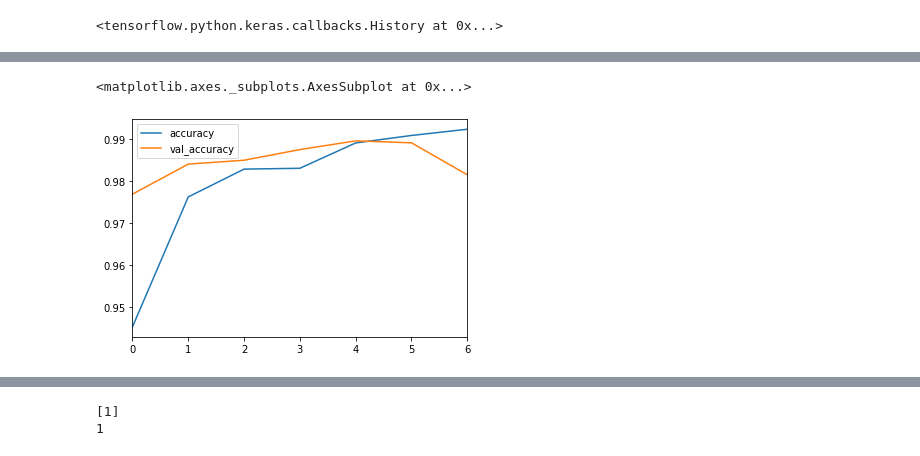
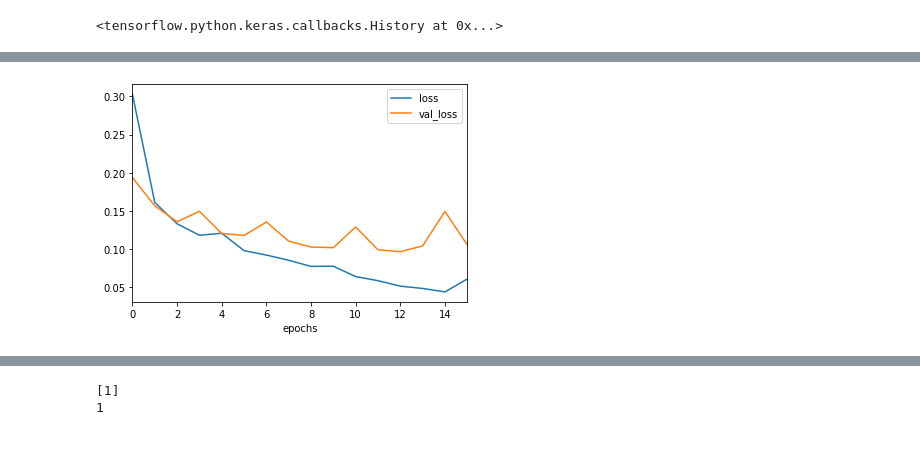
Before and after one commit to maximilian-witt/music_classification, a Jupyter notebook: CNN_model_binary_210104.ipynb, the cells around one changed output, grey strips where cells are left out. Cells and saved outputs as stored; diff of their text form; code cells hidden in the pictures.

Commit message:
Updated notebook after binary class. blog post, with savefig calls

```diff
--- a/CNN_model_binary_210104.ipynb
+++ b/CNN_model_binary_210104.ipynb
@@ -21,7 +21,7 @@ from tensorflow.keras.preprocessing.image import load_img
 # %%
 # Load png files and label them for training
 blues = glob(data_dir + 'blues/*')
-metal = glob(data_dir + 'metal/*')
+metal = glob(data_dir + 'metal_death/*')
 
 data = []
 labels = []
@@ -77,15 +77,24 @@ from tensorflow.keras.layers import Activation, Dropout, Flatten, Dense, Conv2D,
 # Create CNN model
 model = Sequential()
 
-model.add(Conv2D(filters=32, kernel_size=(3,3),input_shape=(100,100,1), activation='relu',))
+#model.add(Conv2D(filters=8, kernel_size=(3,3),input_shape=(100,100,1), activation='relu',))
+#model.add(MaxPooling2D(pool_size=(2, 2)))
+
+model.add(Conv2D(filters=16, kernel_size=(3,3),input_shape=(100,100,1), activation='relu',))
 model.add(MaxPooling2D(pool_size=(2, 2)))
 
-model.add(Conv2D(filters=64, kernel_size=(3,3),input_shape=(100,100,1), activation='relu',))
-model.add(MaxPooling2D(pool_size=(2, 2)))
+#model.add(Conv2D(filters=32, kernel_size=(3,3),input_shape=(100,100,1), activation='relu',))
+#model.add(MaxPooling2D(pool_size=(2, 2)))
+
+#model.add(Conv2D(filters=64, kernel_size=(3,3),input_shape=(100,100,1), activation='relu',))
+#model.add(MaxPooling2D(pool_size=(2, 2)))
 
 model.add(Flatten())
 
-model.add(Dense(128))
+#model.add(Dense(8))
+model.add(Dense(32))
+#model.add(Dense(64))
+#model.add(Dense(128))
 model.add(Activation('relu'))
 # Prevent overfitting
 model.add(Dropout(0.5))
@@ -122,7 +131,7 @@ from tensorflow.keras.callbacks import EarlyStopping
 from tqdm.keras import TqdmCallback
 # %%
 # Prevent overfitting
-early_stop = EarlyStopping(monitor='val_loss',patience=2)
+early_stop = EarlyStopping(monitor='val_loss',patience=3,restore_best_weights=True)
 # %%
 # Train model
 model.fit(x=X_train,y=y_train,
@@ -143,5 +147,9 @@ losses[['loss','val_loss']].plot()
-# %%
-losses[['accuracy','val_accuracy']].plot()
-# %% [output]
-<matplotlib.axes._subplots.AxesSubplot at 0x...>
-[figure, removed]
+# %%
+fig = plt.figure()
+ax = fig.gca()
+losses[['loss','val_loss']].plot(ax=ax)
+#ax.set_xticks(range(0,12,2))
+ax.set_xlabel('epochs')
+plt.savefig('blog_pictures/210124_binary_advanced_loss.png',dpi=150,bbox_inches='tight')
+# %% [output]
+[figure, added]
```
Also changed, not shown: parts of 9 cells of this notebook.
